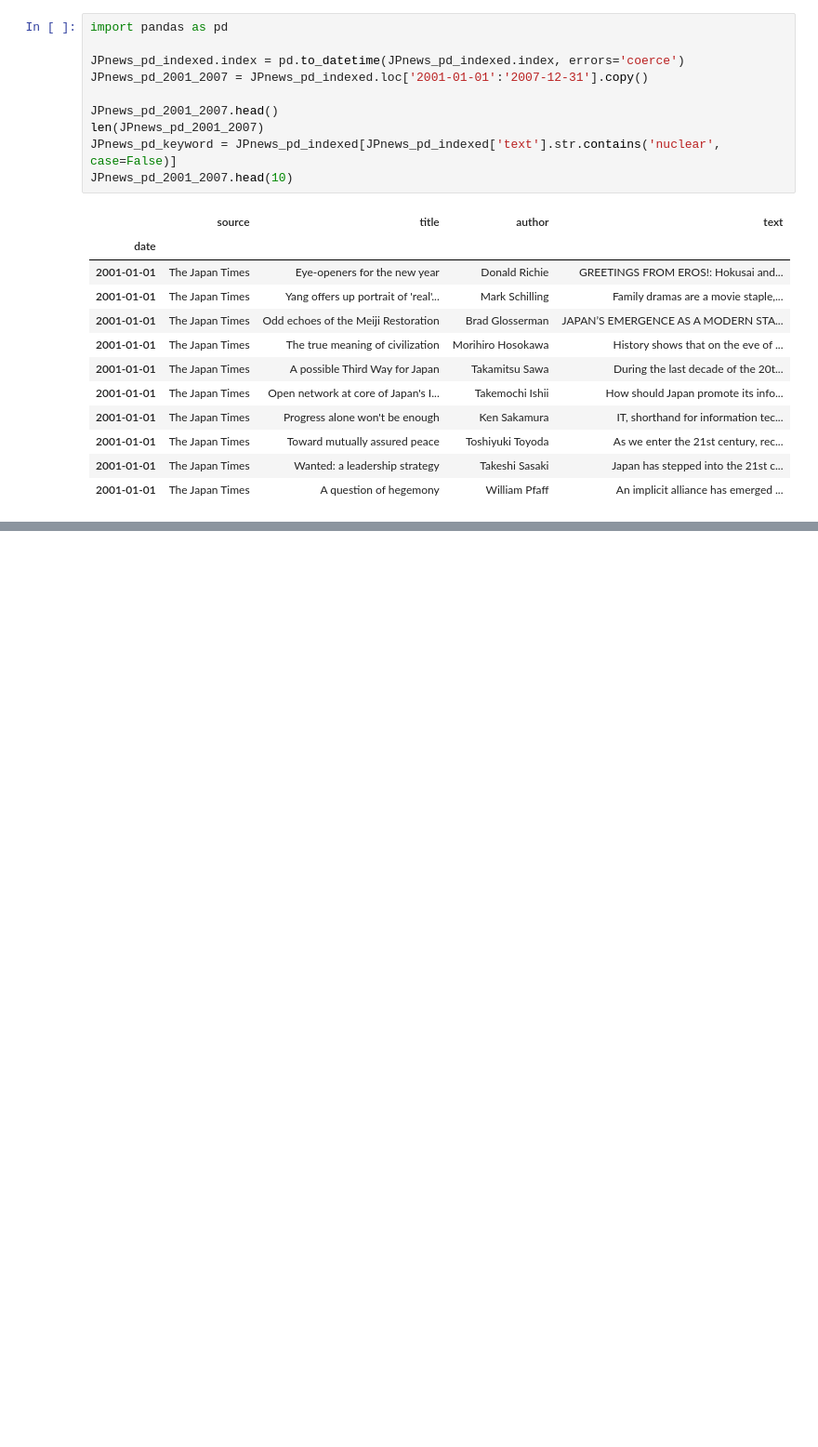
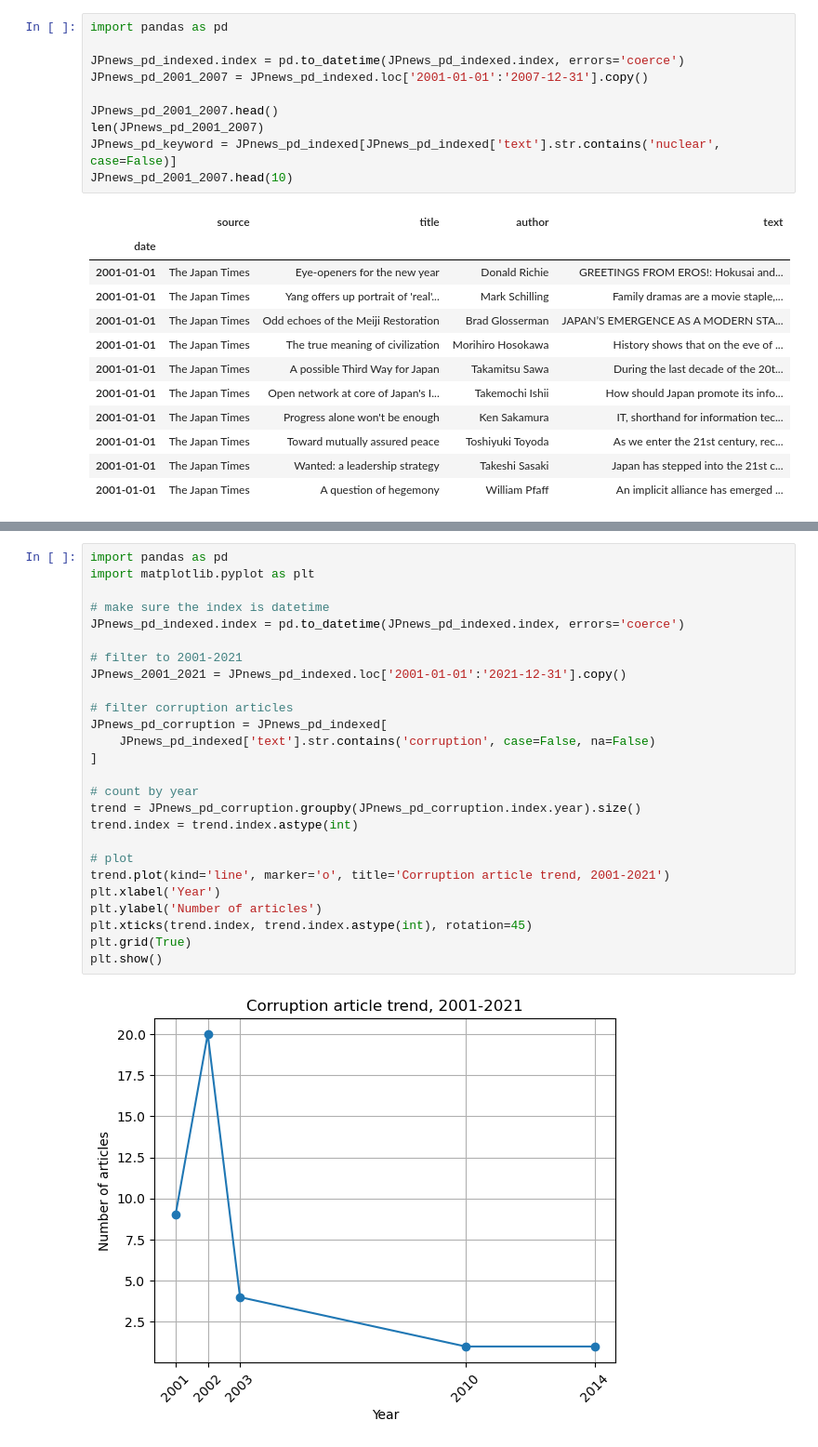
Before and after one commit to ninaudagawa/Media-Politics, a Jupyter notebook: project/notebooks/news_analysis.ipynb, the cells around one changed output, grey strips where cells are left out. Shown at 93% size. Saved outputs shown, nothing was run; the diff lists cells and outputs as text; blank space fills up the shorter version.

```diff
--- a/project/notebooks/news_analysis.ipynb
+++ b/project/notebooks/news_analysis.ipynb
@@ -134,0 +155,28 @@ plt.show()
+# %%
+import pandas as pd
+import matplotlib.pyplot as plt
+
+# make sure the index is datetime
+JPnews_pd_indexed.index = pd.to_datetime(JPnews_pd_indexed.index, errors='coerce')
+
+# filter to 2001-2021
+JPnews_2001_2021 = JPnews_pd_indexed.loc['2001-01-01':'2021-12-31'].copy()
+
+# filter corruption articles
+JPnews_pd_corruption = JPnews_pd_indexed[
+    JPnews_pd_indexed['text'].str.contains('corruption', case=False, na=False)
+]
+
+# count by year
+trend = JPnews_pd_corruption.groupby(JPnews_pd_corruption.index.year).size()
+trend.index = trend.index.astype(int)
+
+# plot
+trend.plot(kind='line', marker='o', title='Corruption article trend, 2001-2021')
+plt.xlabel('Year')
+plt.ylabel('Number of articles')
+plt.xticks(trend.index, trend.index.astype(int), rotation=45)
+plt.grid(True)
+plt.show()
+# %% [output]
+[figure, added]
```
Also changed, not shown: parts of 7 cells of this notebook.
